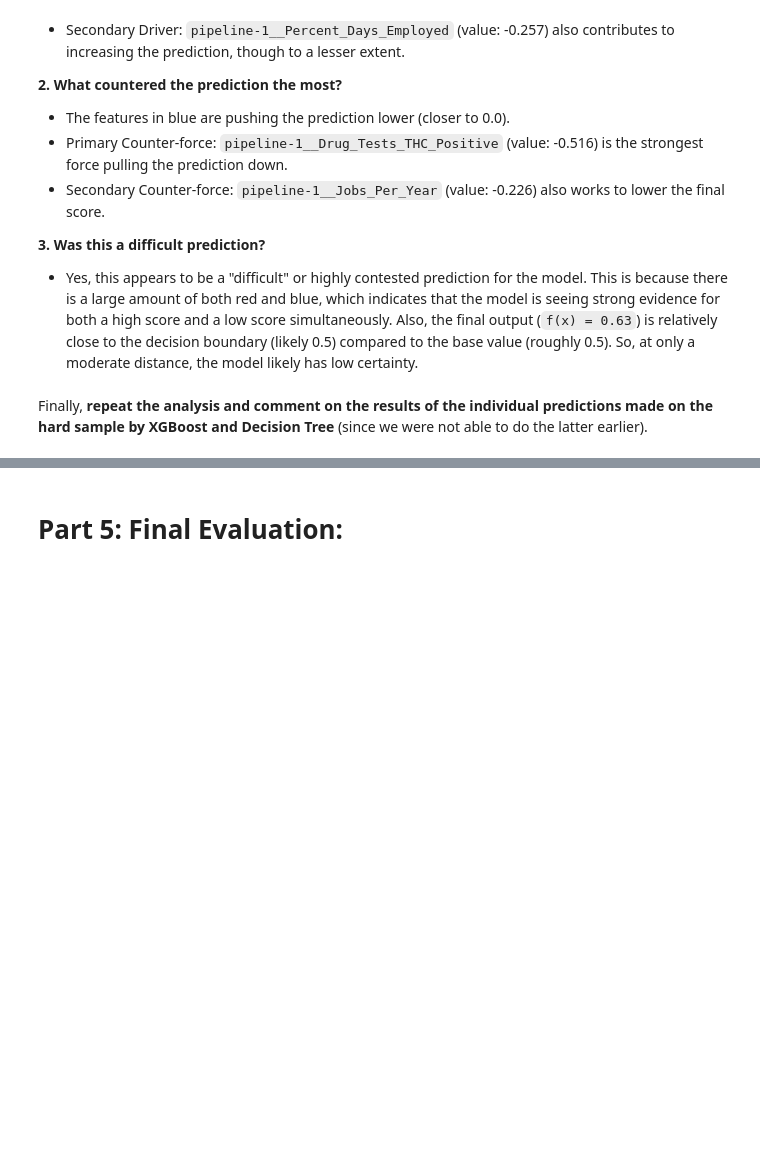
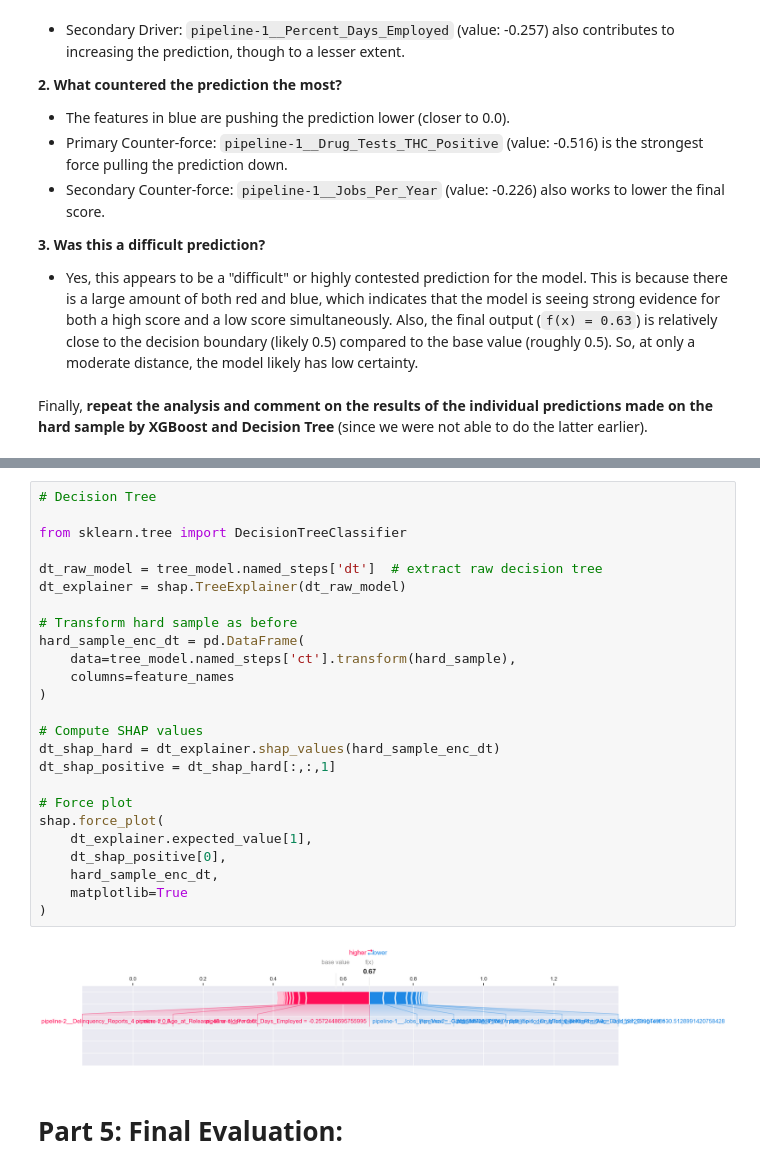
Before and after one commit to lunamgulec/DSCI430-assign3, a Jupyter notebook: module3-assignment.ipynb, the cells around one changed output, grey strips where cells are left out. Saved outputs shown, nothing was run; the diff lists cells and outputs as text; blank space fills up the shorter version.

```diff
--- a/module3-assignment.ipynb
+++ b/module3-assignment.ipynb
@@ -1340,3 +1392,30 @@ Finally, **repeat the analysis and comment on the results of the individual pred
+# %%
+# Decision Tree
+
+from sklearn.tree import DecisionTreeClassifier
+
+dt_raw_model = tree_model.named_steps['dt']  # extract raw decision tree
+dt_explainer = shap.TreeExplainer(dt_raw_model)
+
+# Transform hard sample as before
+hard_sample_enc_dt = pd.DataFrame(
+    data=tree_model.named_steps['ct'].transform(hard_sample),
+    columns=feature_names
+)
+
+# Compute SHAP values
+dt_shap_hard = dt_explainer.shap_values(hard_sample_enc_dt)
+dt_shap_positive = dt_shap_hard[:,:,1]
+
+# Force plot
+shap.force_plot(
+    dt_explainer.expected_value[1],
+    dt_shap_positive[0],
+    hard_sample_enc_dt,
+    matplotlib=True
+)
+# %% [output]
+[figure, added]
 # %% [markdown]
 # Part 5: Final Evaluation:
 # %% [markdown]
```
Also changed, not shown: parts of 17 cells of this notebook.
